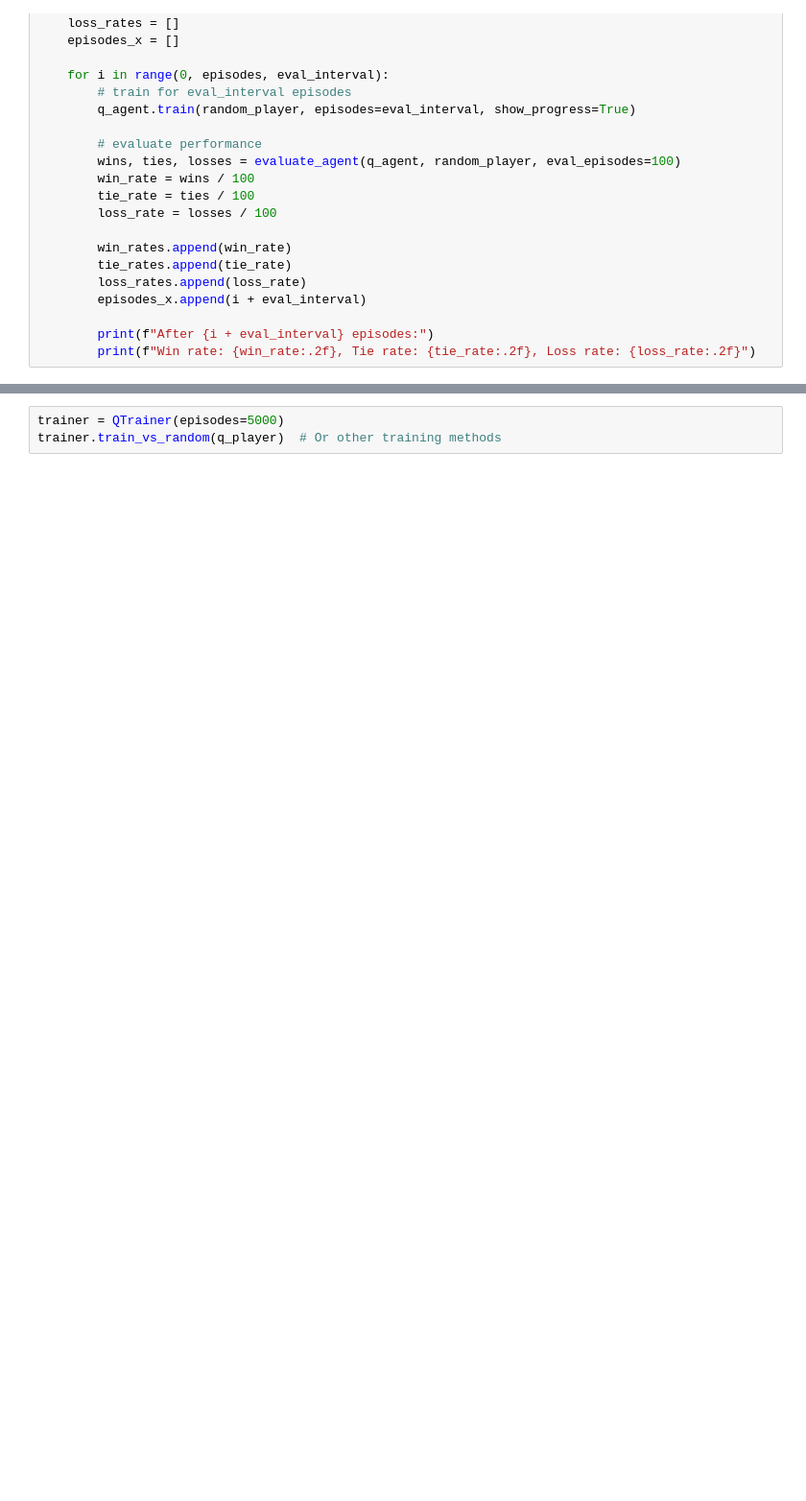
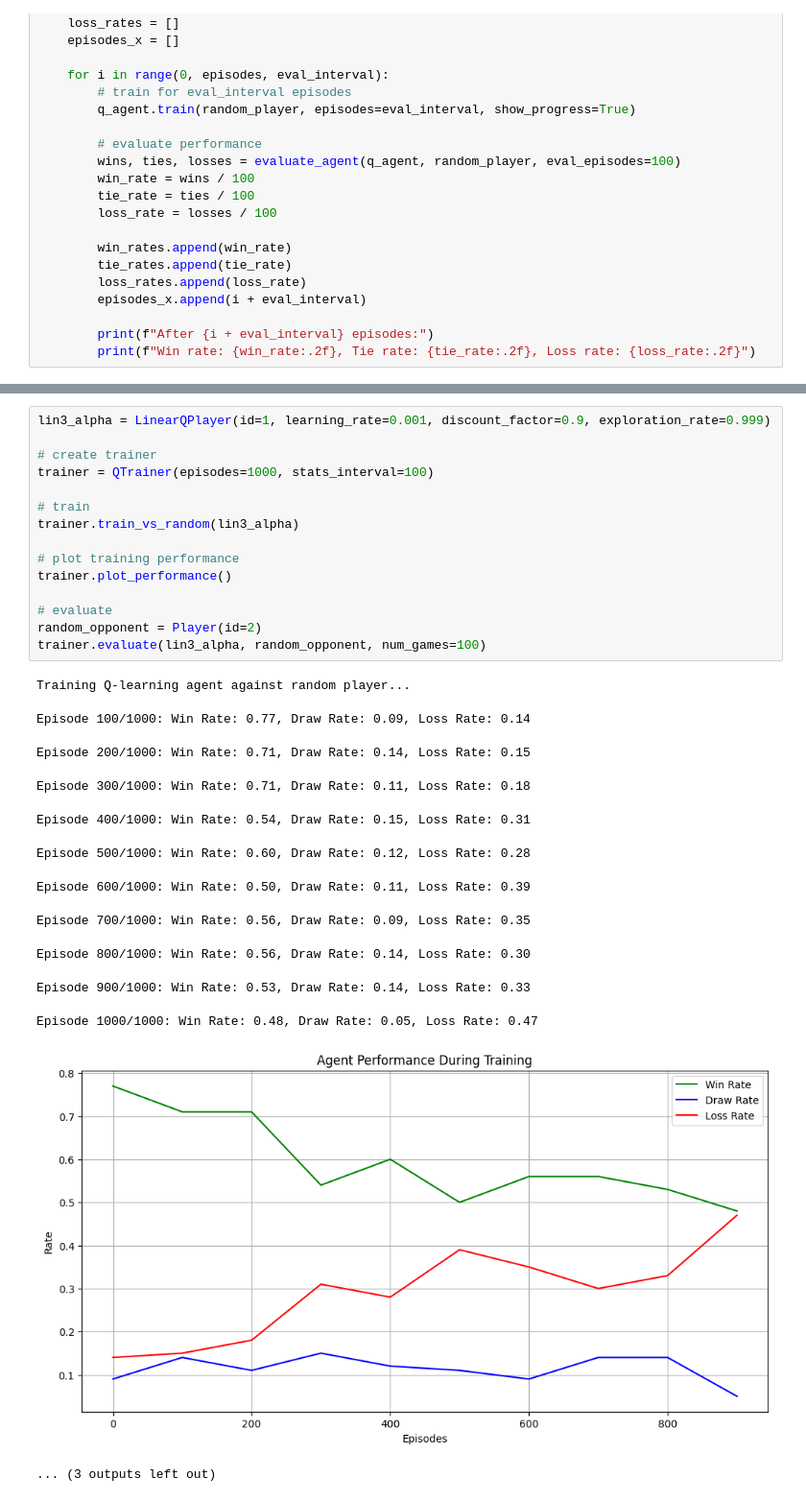
Before and after one commit to katelanman/ultimate_tic_tac_toe_agents, a Jupyter notebook: QL_param_tests.ipynb, the cells around one changed output, grey strips where cells are left out. Shown at 96% size. Cells and saved outputs as stored; diff of their text form; blank space fills up the shorter version.

```diff
--- a/QL_param_tests.ipynb
+++ b/QL_param_tests.ipynb
@@ -81,3 +138,29 @@ q_player = LinearQPlayer(id=1, learning_rate=0.1, discount_factor=0.9, explorati
-# %%
-trainer = QTrainer(episodes=5000)
-trainer.train_vs_random(q_player)  # Or other training methods
+# %%
+lin3_alpha = LinearQPlayer(id=1, learning_rate=0.001, discount_factor=0.9, exploration_rate=0.999)
+
+# create trainer
+trainer = QTrainer(episodes=1000, stats_interval=100)
+
+# train
+trainer.train_vs_random(lin3_alpha)
+
+# plot training performance
+trainer.plot_performance()
+
+# evaluate
+random_opponent = Player(id=2)
+trainer.evaluate(lin3_alpha, random_opponent, num_games=100)
+# %% [output]
+Training Q-learning agent against random player...
+Episode 100/1000: Win Rate: 0.77, Draw Rate: 0.09, Loss Rate: 0.14
+Episode 200/1000: Win Rate: 0.71, Draw Rate: 0.14, Loss Rate: 0.15
+Episode 300/1000: Win Rate: 0.71, Draw Rate: 0.11, Loss Rate: 0.18
+Episode 400/1000: Win Rate: 0.54, Draw Rate: 0.15, Loss Rate: 0.31
+Episode 500/1000: Win Rate: 0.60, Draw Rate: 0.12, Loss Rate: 0.28
+Episode 600/1000: Win Rate: 0.50, Draw Rate: 0.11, Loss Rate: 0.39
+Episode 700/1000: Win Rate: 0.56, Draw Rate: 0.09, Loss Rate: 0.35
+Episode 800/1000: Win Rate: 0.56, Draw Rate: 0.14, Loss Rate: 0.30
+Episode 900/1000: Win Rate: 0.53, Draw Rate: 0.14, Loss Rate: 0.33
+Episode 1000/1000: Win Rate: 0.48, Draw Rate: 0.05, Loss Rate: 0.47
+[figure, added]
+... (3 outputs left out)
```
Also changed, not shown: parts of 8 cells of this notebook, 6 other files.
